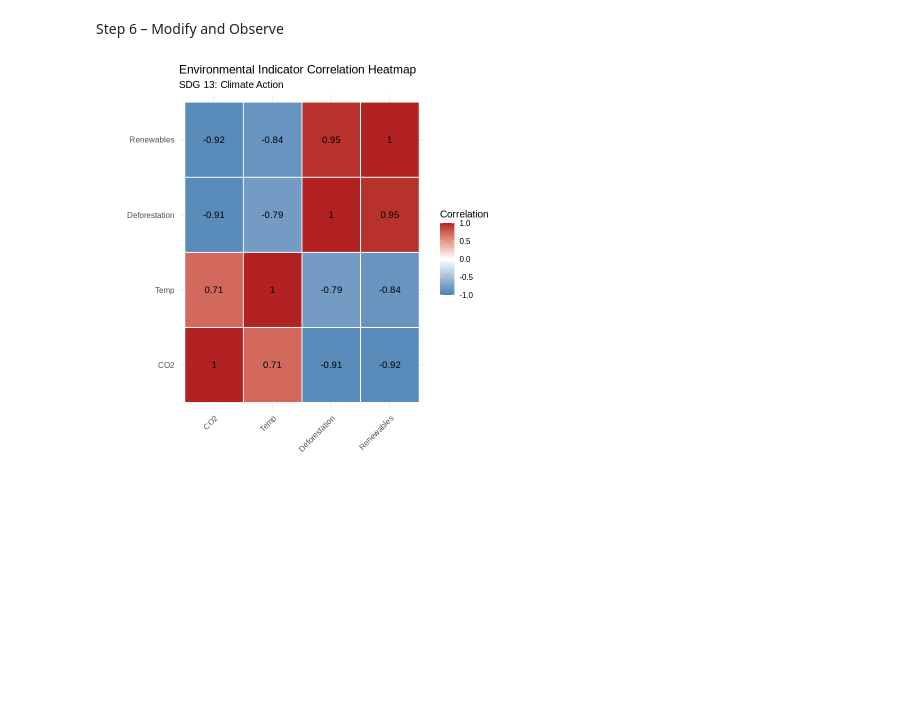
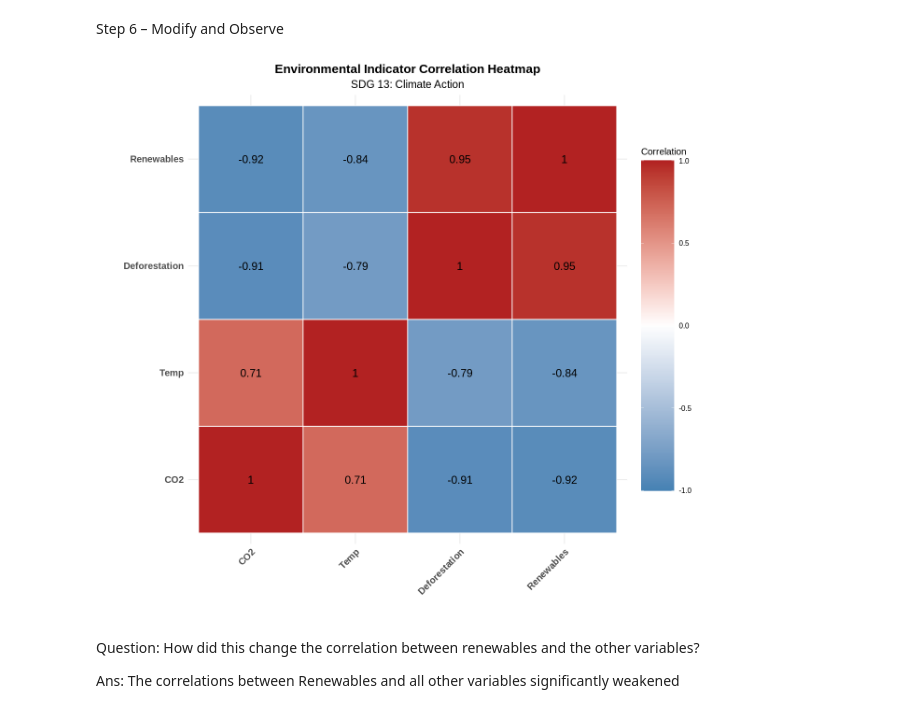
Before and after one commit to Lijan-Baral/GitHub-CST184, a Jupyter notebook: Tutorial_SDG_Climate_Correlation_Heatmap_r.ipynb, the cells around one changed output. Saved outputs shown, nothing was run; the diff lists cells and outputs as text; code cells hidden in the pictures; blank space fills up the shorter version.

```diff
--- a/Tutorial_SDG_Climate_Correlation_Heatmap_r.ipynb
+++ b/Tutorial_SDG_Climate_Correlation_Heatmap_r.ipynb
@@ -114,32 +135,39 @@ ggplot(melted, aes(x = Var1, y = Var2, fill = value)) +
 # %% [markdown]
 Step 6 – Modify and Observe
 # %%
-#Try this: Increase the renewable energy share in Country C (row 3):
-
 climate[3, 4] <- 90  # new renewables value for Country C
 scaled_climate <- scale(climate)
 cor_matrix <- cor(scaled_climate)
 melted <- melt(cor_matrix)
 
 # Re-plot the heatmap (same code as above)
 ggplot(melted, aes(x = Var1, y = Var2, fill = value)) +
   geom_tile(color = "white", linewidth = 0.5) +
-  geom_text(aes(label = round(value, 2)), color = "black", size = 4) +#Added
+  geom_text(aes(label = round(value, 2)), color = "black", size = 5) + # Increased size here for correlation values
   scale_fill_gradient2(
     low = "steelblue",
     high = "firebrick",
     mid = "white",
     midpoint = 0,
     limit = c(-1, 1),
     name = "Correlation"
   ) +
+  guides(fill = guide_colorbar(barwidth = unit(1.5, "cm"), barheight = unit(15, "cm"))) +
   theme_minimal(base_size = 12) +
-  theme(axis.text.x = element_text(angle = 45, hjust = 1)) +
+  theme(axis.text.x = element_text(angle = 45, hjust = 1, face = "bold", size = 12), # Added styling for x-axis labels
+  axis.text.y = element_text(face = "bold", size = 12),
+  plot.title = element_text(hjust = 0.5, face = "bold", size = 16),
+  plot.subtitle = element_text(hjust = 0.5, size = 14)) +
   labs(
     title = "Environmental Indicator Correlation Heatmap",
     subtitle = "SDG 13: Climate Action",
     x = "",
     y = ""
   )
 # %% [output]
-[figure, old version]
+[figure, new version]
+# %% [markdown]
+Question: How did this change the correlation between renewables and the other variables?
+
+
+Ans: The correlations between Renewables and all other variables significantly weakened
```
Also changed, not shown: parts of 5 cells of this notebook.
